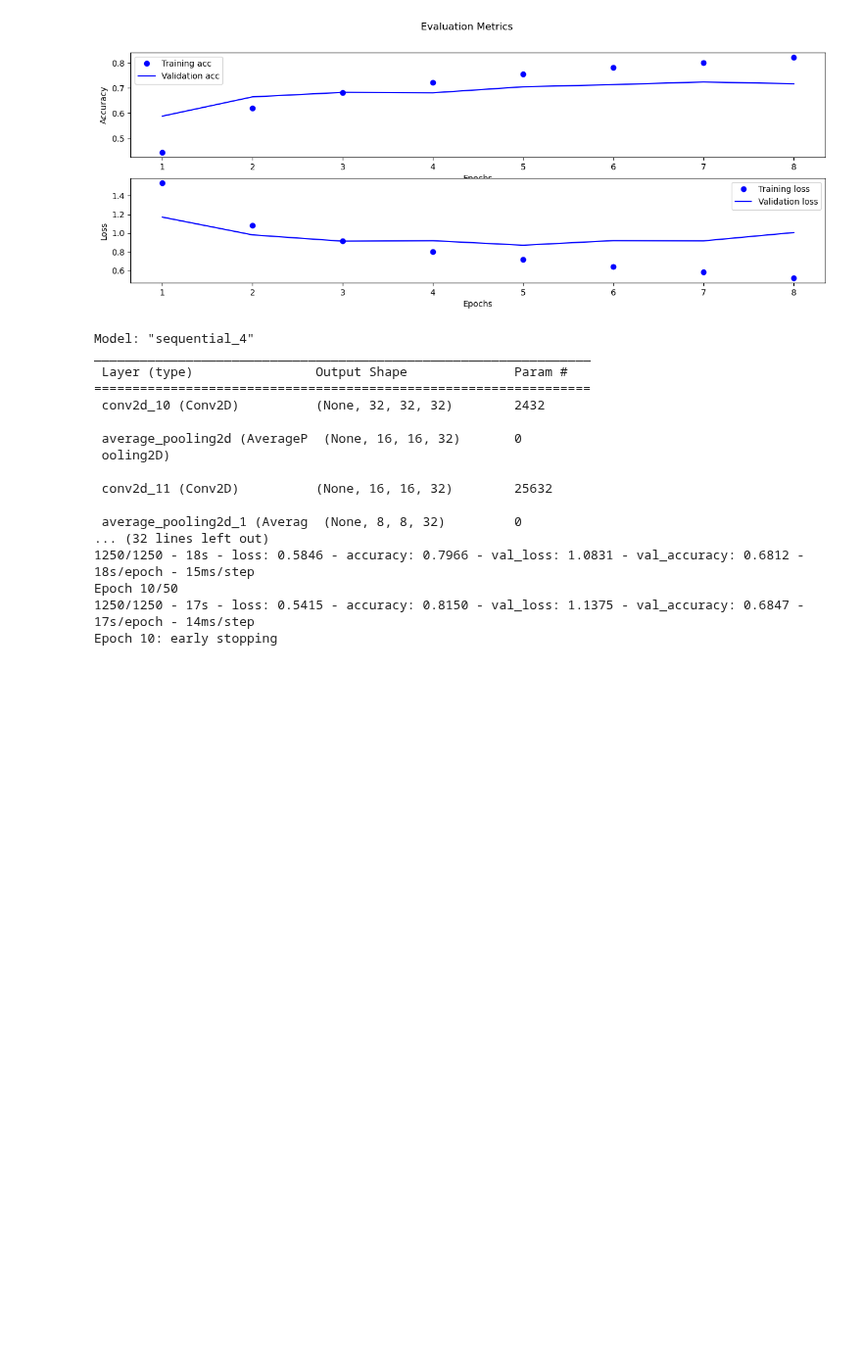
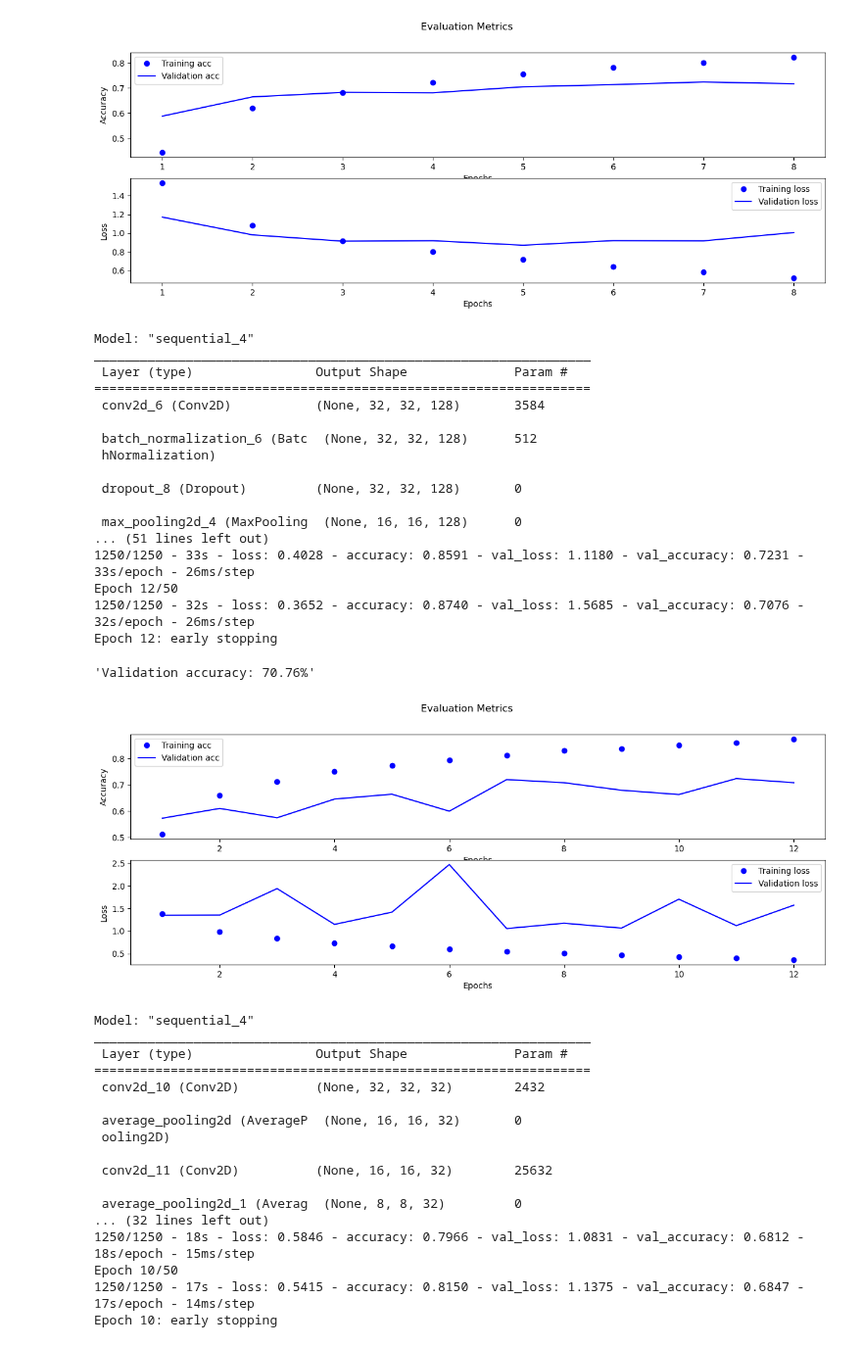
Before and after one commit to akiehl2000/STAA578_Homework, a Jupyter notebook: Homework 3/homework3.ipynb, the cells around one changed output. Shown at 98% size. Cells and saved outputs as stored; diff of their text form; code cells hidden in the pictures; blank space fills up the shorter version.

Commit message:
Add some normalization to models

```diff
--- a/Homework 3/homework3.ipynb
+++ b/Homework 3/homework3.ipynb
@@ -49,7 +48,7 @@ lblTest = to_categorical(lblTest)
 ### Model Fitting
 # %%
 # model fitting and evaluation function
-def EvaluateModel(model, BATCH = 32):
+def EvaluateModel(model, BATCH = 32, PATIENT = 3):
     # set random seed
     np.random.seed(4252023)
     tf.random.set_seed(4252023)
@@ -71,7 +70,7 @@ def EvaluateModel(model, BATCH = 32):
     EPOCHS = 50
 
     # early stopping criteria
-    earlyStop = EarlyStopping(monitor = 'val_loss', mode = 'min', verbose = 1, patience = 3)
+    earlyStop = EarlyStopping(monitor = 'val_loss', mode = 'min', verbose = 1, patience = PATIENT)
 
     # train model
     trained = model.fit(imgTrain,
@@ -261,6 +260,50 @@ Epoch 8/50
 Epoch 8: early stopping
 'Validation accuracy: 71.65%'
 [figure]
+# %%
+# dropout hyperparameter
+RATE = 0.1
+
+# define model architecture
+model = models.Sequential([
+    Conv2D(128, (3, 3), padding = 'same', activation = 'relu', input_shape = (32, 32, 3)),
+    BatchNormalization(),
+    Dropout(RATE),
+    MaxPooling2D((2, 2)),
+    Conv2D(128, (3, 3), padding = 'same', activation = 'relu'),
+    BatchNormalization(),
+    Dropout(RATE),
+    MaxPooling2D((2, 2)),
+    Conv2D(32, (3, 3), padding = 'same', activation = 'relu'),
+    BatchNormalization(),
+    Dropout(RATE),
+    Flatten(),
+    Dense(64, activation = 'relu'),
+    Dense(10, activation = 'softmax')
+])
+
+# evaluate model
+EvaluateModel(model, 32, 5)
+# %% [output]
+Model: "sequential_4"
+_________________________________________________________________
+ Layer (type)                Output Shape              Param #
+=================================================================
+ conv2d_6 (Conv2D)           (None, 32, 32, 128)       3584
+
+ batch_normalization_6 (Batc  (None, 32, 32, 128)      512
+ hNormalization)
+
+ dropout_8 (Dropout)         (None, 32, 32, 128)       0
+
+ max_pooling2d_4 (MaxPooling  (None, 16, 16, 128)      0
+... (51 lines left out)
+1250/1250 - 33s - loss: 0.4028 - accuracy: 0.8591 - val_loss: 1.1180 - val_accuracy: 0.7231 - 33s/epoch - 26ms/step
+Epoch 12/50
+1250/1250 - 32s - loss: 0.3652 - accuracy: 0.8740 - val_loss: 1.5685 - val_accuracy: 0.7076 - 32s/epoch - 26ms/step
+Epoch 12: early stopping
+'Validation accuracy: 70.76%'
+[figure, added]
 # %%
 # define model architecture
 model = models.Sequential([
```
Also changed, not shown: parts of 4 cells of this notebook.
